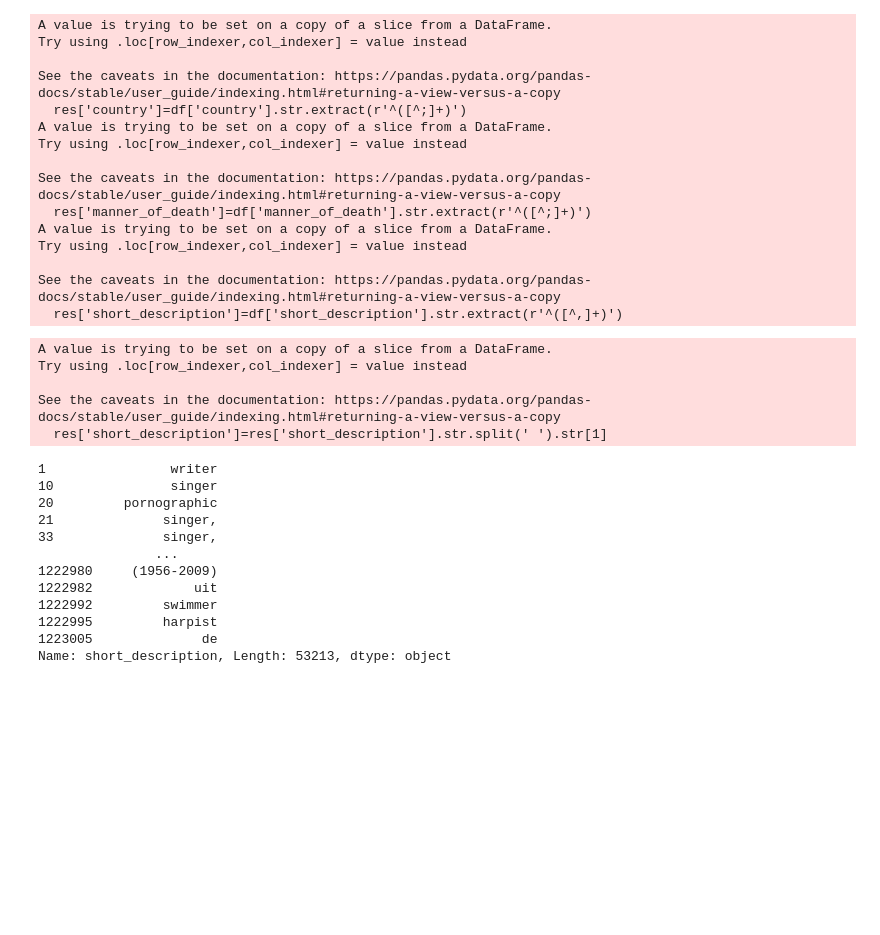
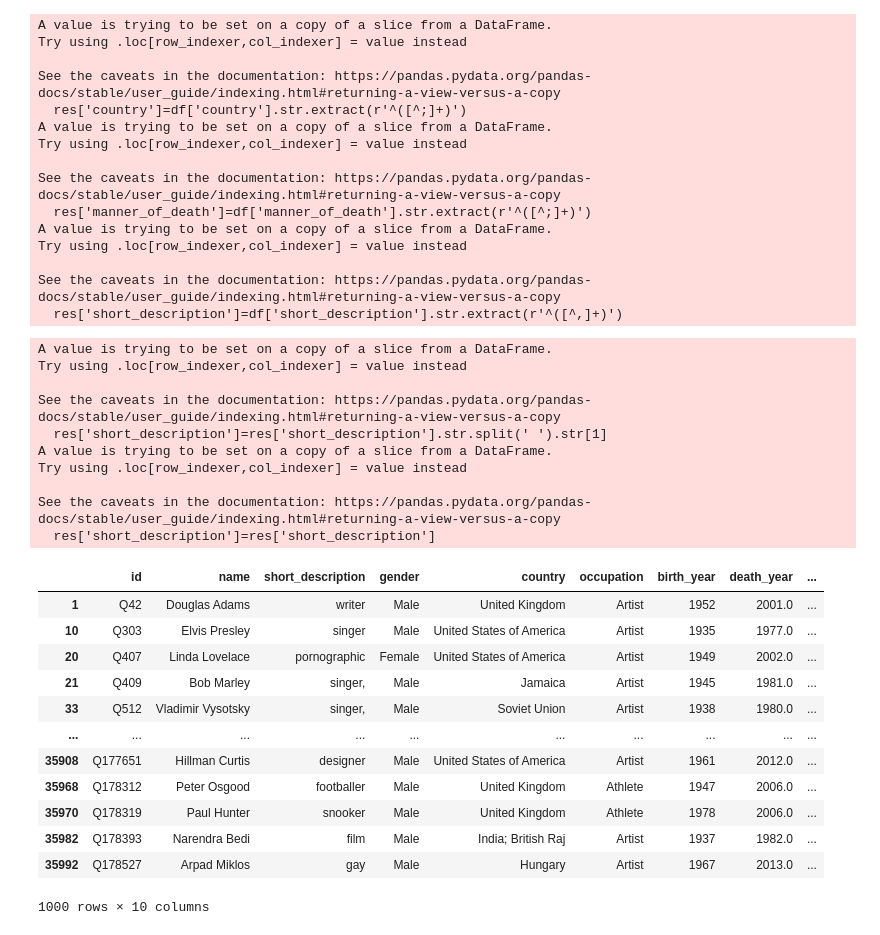
Before and after one commit to Adyto23/First-project-, a Jupyter notebook: death , famous people project .ipynb, the cells around one changed output. Cells and saved outputs as stored; diff of their text form; code cells hidden in the pictures; blank space fills up the shorter version.

```diff
--- a/death , famous people project .ipynb
+++ b/death , famous people project .ipynb
@@ -178,24 +178,33 @@ res = df1[~df1['short_description'].isin(counts[counts < 500].index)]
 ##print(newjob)
 # %%
 res['short_description']=res['short_description'].str.split(' ').str[1]
-i=0
 
-res['short_description']
+
+res['short_description']=res['short_description']
 # %% [output]
 A value is trying to be set on a copy of a slice from a DataFrame.
 Try using .loc[row_indexer,col_indexer] = value instead
 
 See the caveats in the documentation: https://pandas.pydata.org/pandas-docs/stable/user_guide/indexing.html#returning-a-view-versus-a-copy
   res['short_description']=res['short_description'].str.split(' ').str[1]
+A value is trying to be set on a copy of a slice from a DataFrame.
+Try using .loc[row_indexer,col_indexer] = value instead
+
+See the caveats in the documentation: https://pandas.pydata.org/pandas-docs/stable/user_guide/indexing.html#returning-a-view-versus-a-copy
+  res['short_description']=res['short_description']
-1                writer
-10               singer
-20         pornographic
-21              singer,
-33              singer,
-               ...
-1222980     (1956-2009)
-1222982             uit
-1222992         swimmer
-1222995         harpist
-1223005              de
-Name: short_description, Length: 53213, dtype: object
+# %%
+res.head(1000)
+# %% [output]
+|  | id | name | short_description | gender | country | occupation | birth_year | death_year | ... |
+| 1 | Q42 | Douglas Adams | writer | Male | United Kingdom | Artist | 1952 | 2001.0 | ... |
+| 10 | Q303 | Elvis Presley | singer | Male | United States of America | Artist | 1935 | 1977.0 | ... |
+| 20 | Q407 | Linda Lovelace | pornographic | Female | United States of America | Artist | 1949 | 2002.0 | ... |
+| 21 | Q409 | Bob Marley | singer, | Male | Jamaica | Artist | 1945 | 1981.0 | ... |
+| 33 | Q512 | Vladimir Vysotsky | singer, | Male | Soviet Union | Artist | 1938 | 1980.0 | ... |
+| ... | ... | ... | ... | ... | ... | ... | ... | ... | ... |
+| 35908 | Q177651 | Hillman Curtis | designer | Male | United States of America | Artist | 1961 | 2012.0 | ... |
+| 35968 | Q178312 | Peter Osgood | footballer | Male | United Kingdom | Athlete | 1947 | 2006.0 | ... |
+| 35970 | Q178319 | Paul Hunter | snooker | Male | United Kingdom | Athlete | 1978 | 2006.0 | ... |
+| 35982 | Q178393 | Narendra Bedi | film | Male | India; British Raj | Artist | 1937 | 1982.0 | ... |
+| 35992 | Q178527 | Arpad Miklos | gay | Male | Hungary | Artist | 1967 | 2013.0 | ... |
+1000 rows × 10 columns
```
Also changed, not shown: parts of 36 cells of this notebook, 4 other files.
